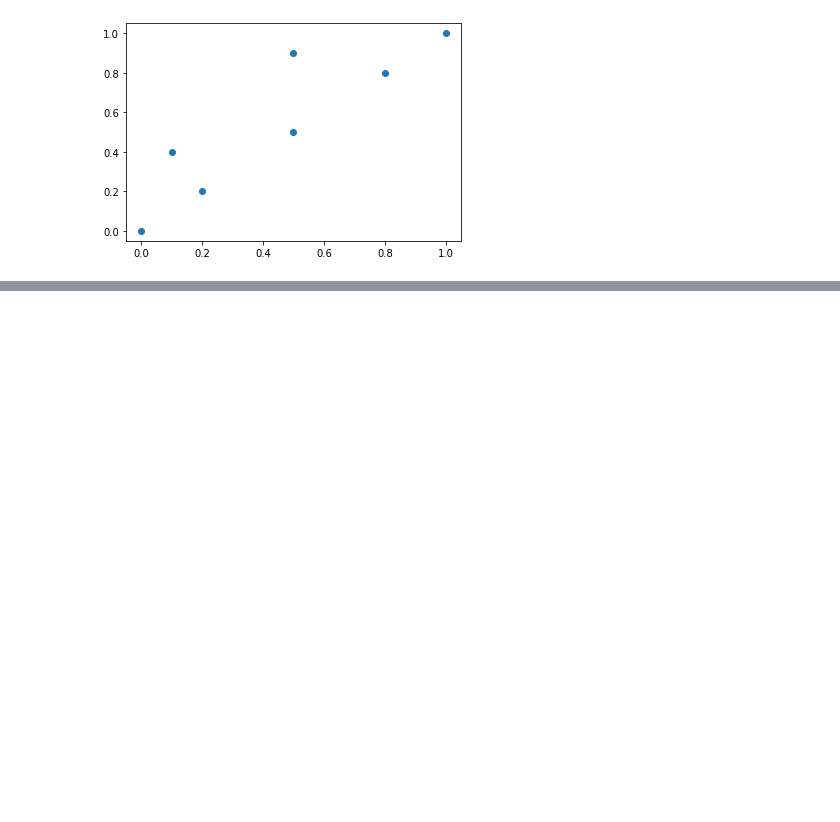
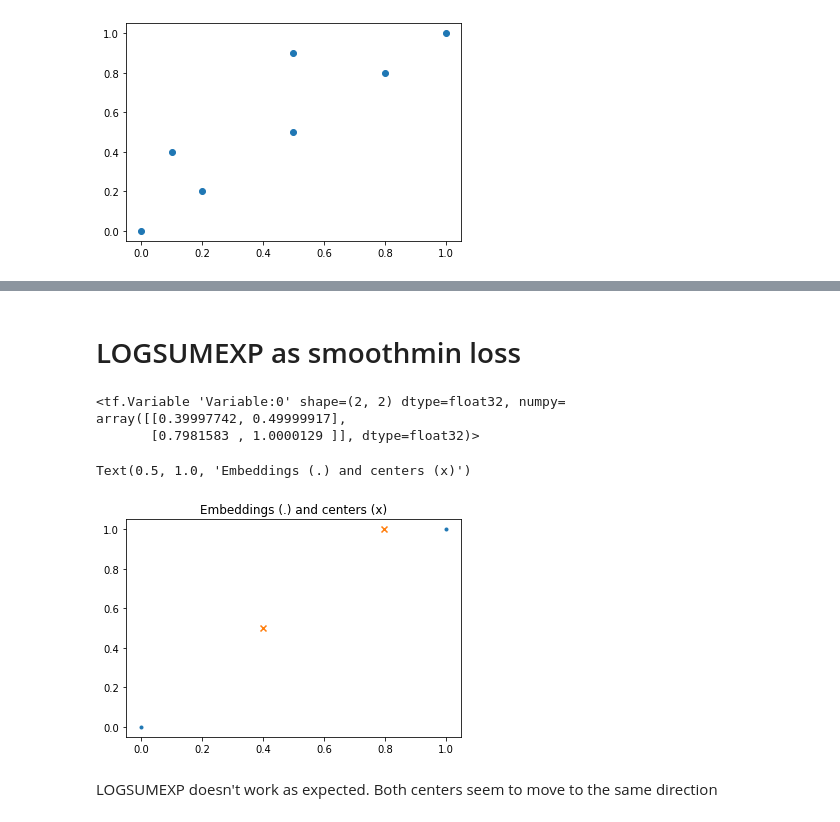
Before and after one commit to mpoiitis/iSpine, a Jupyter notebook: Loss Testing.ipynb, the cells around one changed output, grey strips where cells are left out. Cells and saved outputs as stored; diff of their text form; code cells hidden in the pictures; blank space fills up the shorter version.

```diff
--- a/Loss Testing.ipynb
+++ b/Loss Testing.ipynb
@@ -6,12 +8,12 @@ import matplotlib.pyplot as plt
 def cluster_loss(z, centers):
     z = tf.reshape(z, [tf.shape(z)[0], 1, tf.shape(z)[1]])
 
-    centers = tf.reshape(centers, [1, tf.shape(centers)[0], tf.shape(centers)[1]])
-    partial = tf.math.pow(tf.squeeze(tf.norm(z - centers, ord='euclidean', axis=2)), 2)
+    centers_r = tf.reshape(centers, [1, tf.shape(centers)[0], tf.shape(centers)[1]])
+    partial = tf.math.pow(tf.squeeze(tf.norm(z - centers_r, ord='euclidean', axis=2)), 2)
     nominator = 1 / (1 + partial)
     denominator = tf.math.reduce_sum(1 / (1 + partial), axis=1)
     denominator = tf.reshape(denominator, [tf.shape(denominator)[0], 1])
     q = nominator / denominator
     q_norm = 1 - q
     q_norm = tf.math.log(q_norm + 0.00001)  # e for 0 logs
-    return tf.reduce_sum(q_norm, axis=1)
+    return tf.reduce_sum(q_norm, axis=1) # + tf.reduce_sum(tf.norm(centers, ord='euclidean', axis=1))
@@ -86,0 +147,32 @@ plt.scatter(concat[:, 0], concat[:, 1])
+# %% [markdown]
+# LOGSUMEXP as smoothmin loss
+# %%
+def cluster_loss(z, centers, p=2):
+    z = tf.reshape(z, [tf.shape(z)[0], 1, tf.shape(z)[1]])
+
+    centers_r = tf.reshape(centers, [1, tf.shape(centers)[0], tf.shape(centers)[1]])
+    f = - (1/p) * tf.math.log(tf.reduce_sum(tf.math.exp(-p * (z - centers_r)), axis=2) + 0.00001)
+    return tf.reduce_sum(f, axis=1) # + tf.reduce_sum(tf.norm(centers, ord='euclidean', axis=1))
+# %%
+z = tf.constant([[0, 0], [1, 1]], dtype=tf.float32)
+c = tf.Variable([[0.3, 0.4], [0.7, 0.9]]) # 2 centers with dimension 2
+
+optimizer = tf.keras.optimizers.Adam(lr=0.001)
+for i in range(100):
+    with tf.GradientTape() as tape:
+        loss = cluster_loss(z, c, 50)
+    gradients = tape.gradient(loss, [c])
+    optimizer.apply_gradients(zip(gradients, [c]))
+print(c)
+
+plt.scatter(z[:, 0], z[:, 1], marker='.')
+plt.scatter(c[:, 0], c[:, 1], marker='x')
+plt.title('Embeddings (.) and centers (x)')
+# %% [output]
+<tf.Variable 'Variable:0' shape=(2, 2) dtype=float32, numpy=
+array([[0.39997742, 0.49999917],
+       [0.7981583 , 1.0000129 ]], dtype=float32)>
+Text(0.5, 1.0, 'Embeddings (.) and centers (x)')
+[figure, added]
+# %% [markdown]
+LOGSUMEXP doesn't work as expected. Both centers seem to move to the same direction
```
Also changed, not shown: parts of 17 cells of this notebook, 2 other files.
